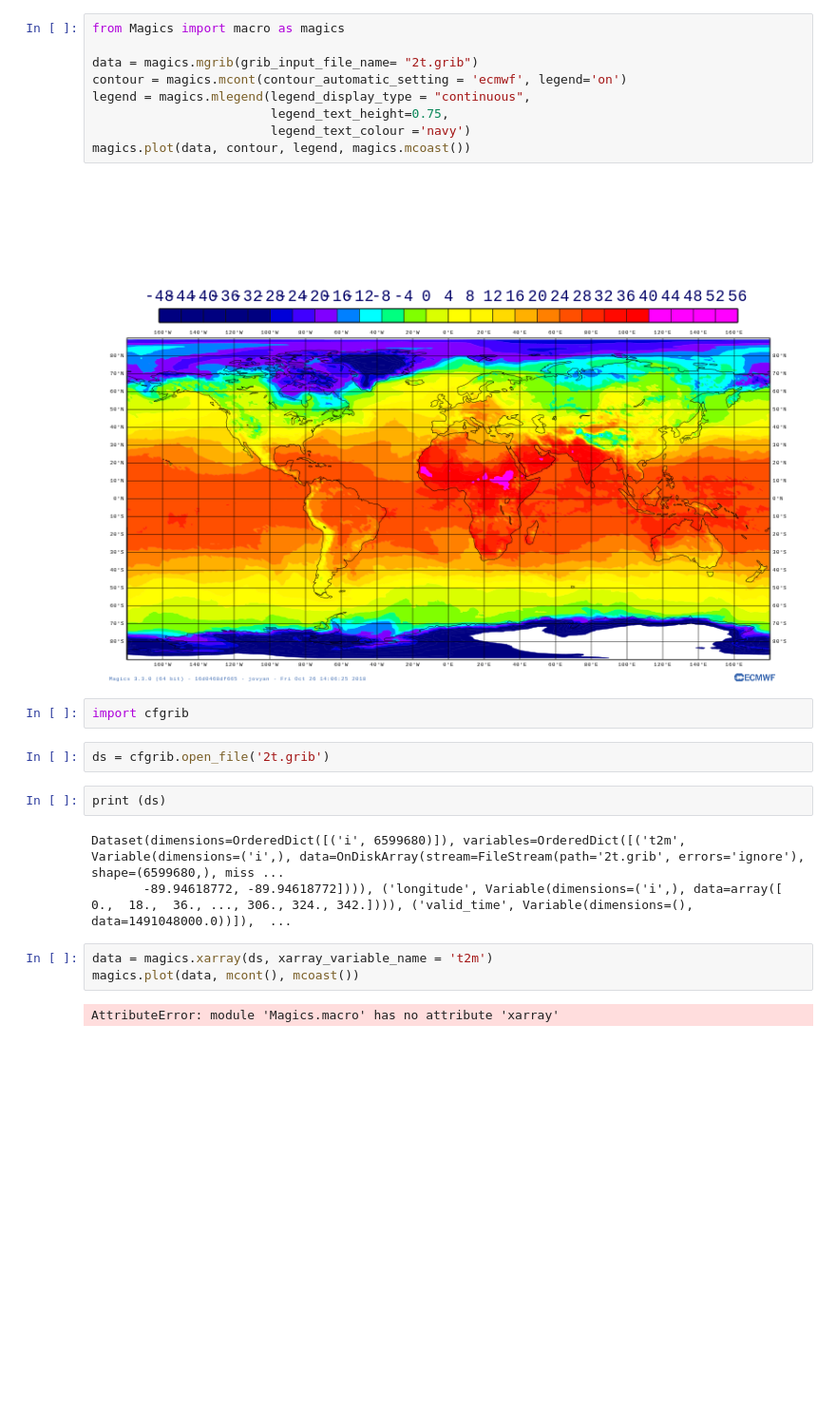
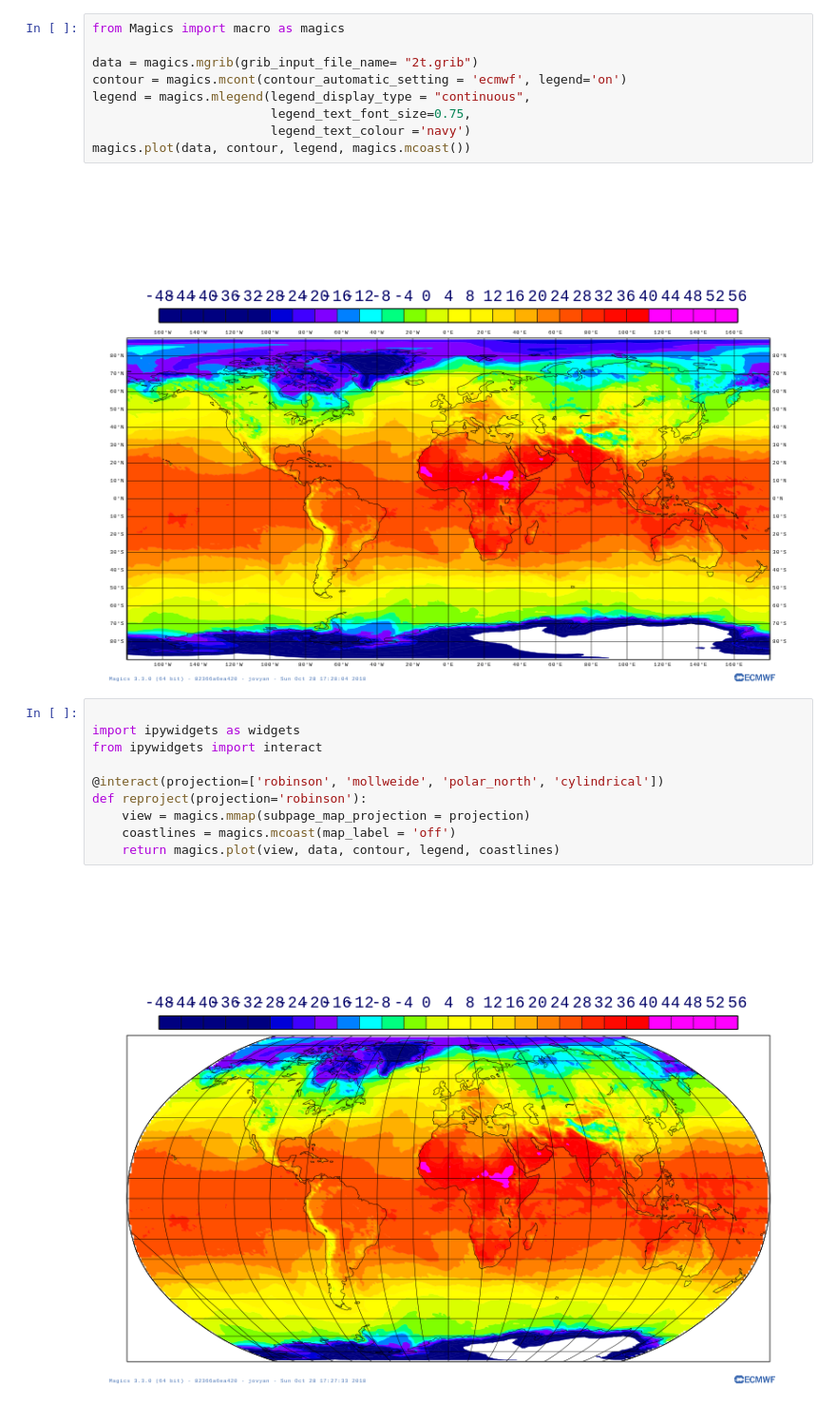
Before and after one commit to ecmwf/notebook-examples, a Jupyter notebook: visualisation/basic/grib.ipynb, the cells around one changed output. Shown at 95% size. Cells and saved outputs as stored; diff of their text form; blank space fills up the shorter version.

Commit message:
Change legend

```diff
--- a/visualisation/basic/grib.ipynb
+++ b/visualisation/basic/grib.ipynb
@@ -4,22 +4,20 @@ from Magics import macro as magics
 data = magics.mgrib(grib_input_file_name= "2t.grib")
 contour = magics.mcont(contour_automatic_setting = 'ecmwf', legend='on')
 legend = magics.mlegend(legend_display_type = "continuous",
-                        legend_text_height=0.75,
+                        legend_text_font_size=0.75,
                         legend_text_colour ='navy')
 magics.plot(data, contour, legend, magics.mcoast())
 # %% [output]
 [figure]
-# %%
-import cfgrib
-# %%
-ds = cfgrib.open_file('2t.grib')
-# %%
-print (ds)
-# %% [output]
-Dataset(dimensions=OrderedDict([('i', 6599680)]), variables=OrderedDict([('t2m', Variable(dimensions=('i',), data=OnDiskArray(stream=FileStream(path='2t.grib', errors='ignore'), shape=(6599680,), miss ...
-       -89.94618772, -89.94618772]))), ('longitude', Variable(dimensions=('i',), data=array([  0.,  18.,  36., ..., 306., 324., 342.]))), ('valid_time', Variable(dimensions=(), data=1491048000.0))]),  ...
-# %%
-data = magics.xarray(ds, xarray_variable_name = 't2m')
-magics.plot(data, mcont(), mcoast())
-# %% [output]
-AttributeError: module 'Magics.macro' has no attribute 'xarray'
+# %%
+
+import ipywidgets as widgets
+from ipywidgets import interact
+
+@interact(projection=['robinson', 'mollweide', 'polar_north', 'cylindrical'])
+def reproject(projection='robinson'):
+    view = magics.mmap(subpage_map_projection = projection)
+    coastlines = magics.mcoast(map_label = 'off')
+    return magics.plot(view, data, contour, legend, coastlines)
+# %% [output]
+[figure, added]
```
Also changed, not shown: 1 other file.
